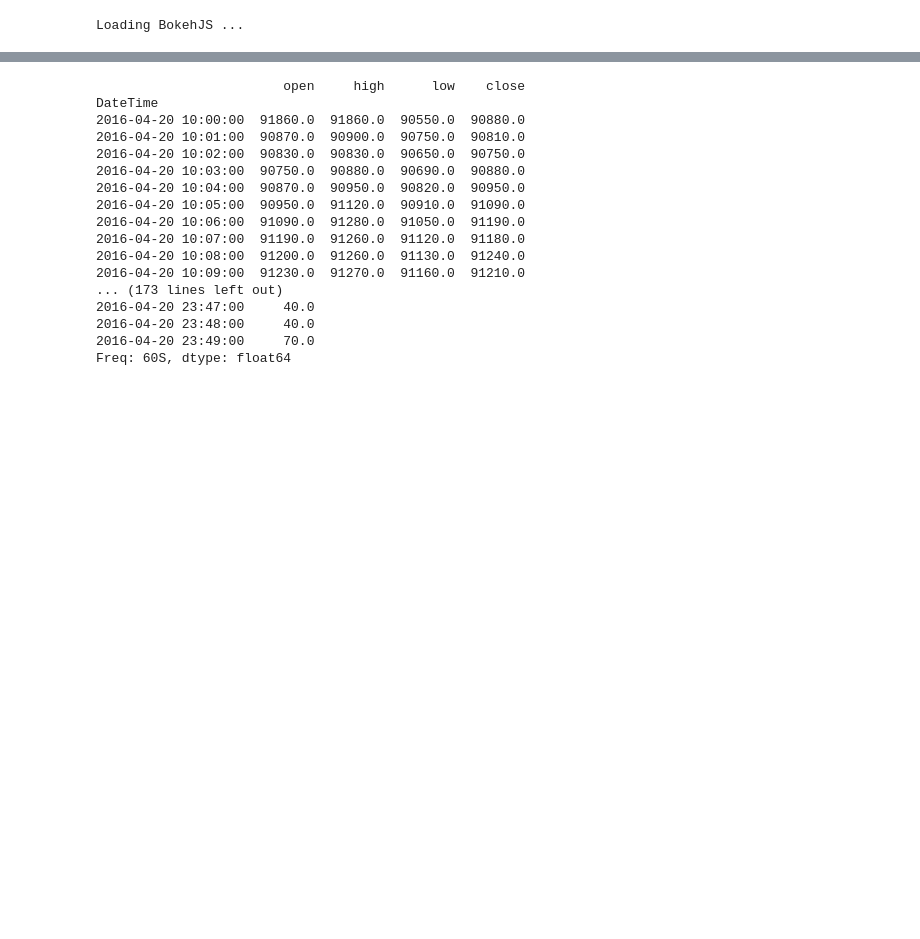
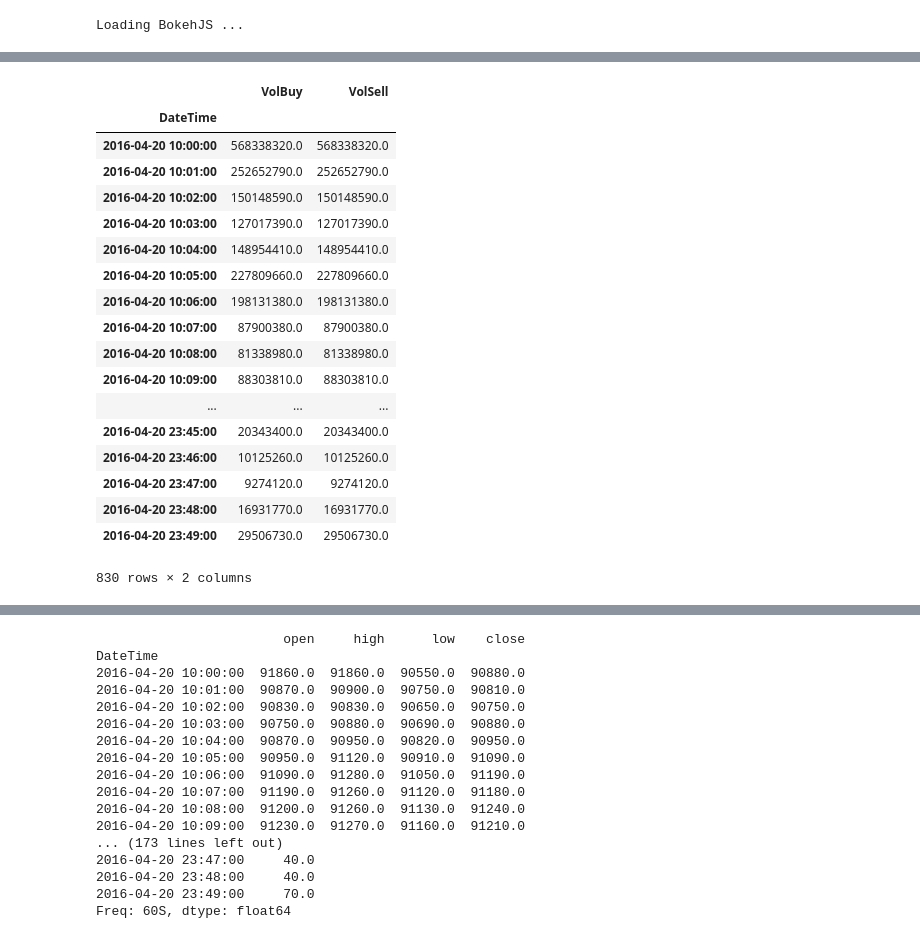
Before and after one commit to arelyt/TestPandas, a Jupyter notebook: Test_Bokeh-Copy1.ipynb, the cells around one changed output, grey strips where cells are left out. Saved outputs shown, nothing was run; the diff lists cells and outputs as text; code cells hidden in the pictures; blank space fills up the shorter version.

```diff
--- a/Test_Bokeh-Copy1.ipynb
+++ b/Test_Bokeh-Copy1.ipynb
@@ -37,0 +44,22 @@ res = bhp.Price.resample('60s').ohlc()
+# %%
+res
+# %% [output]
+|  | VolBuy | VolSell |
+| DateTime |  |  |
+| 2016-04-20 10:00:00 | 568338320.0 | 568338320.0 |
+| 2016-04-20 10:01:00 | 252652790.0 | 252652790.0 |
+| 2016-04-20 10:02:00 | 150148590.0 | 150148590.0 |
+| 2016-04-20 10:03:00 | 127017390.0 | 127017390.0 |
+| 2016-04-20 10:04:00 | 148954410.0 | 148954410.0 |
+| 2016-04-20 10:05:00 | 227809660.0 | 227809660.0 |
+| 2016-04-20 10:06:00 | 198131380.0 | 198131380.0 |
+| 2016-04-20 10:07:00 | 87900380.0 | 87900380.0 |
+| 2016-04-20 10:08:00 | 81338980.0 | 81338980.0 |
+| 2016-04-20 10:09:00 | 88303810.0 | 88303810.0 |
+| ... | ... | ... |
+| 2016-04-20 23:45:00 | 20343400.0 | 20343400.0 |
+| 2016-04-20 23:46:00 | 10125260.0 | 10125260.0 |
+| 2016-04-20 23:47:00 | 9274120.0 | 9274120.0 |
+| 2016-04-20 23:48:00 | 16931770.0 | 16931770.0 |
+| 2016-04-20 23:49:00 | 29506730.0 | 29506730.0 |
+830 rows × 2 columns
```
Also changed, not shown: parts of 9 cells of this notebook, 1 other file.
